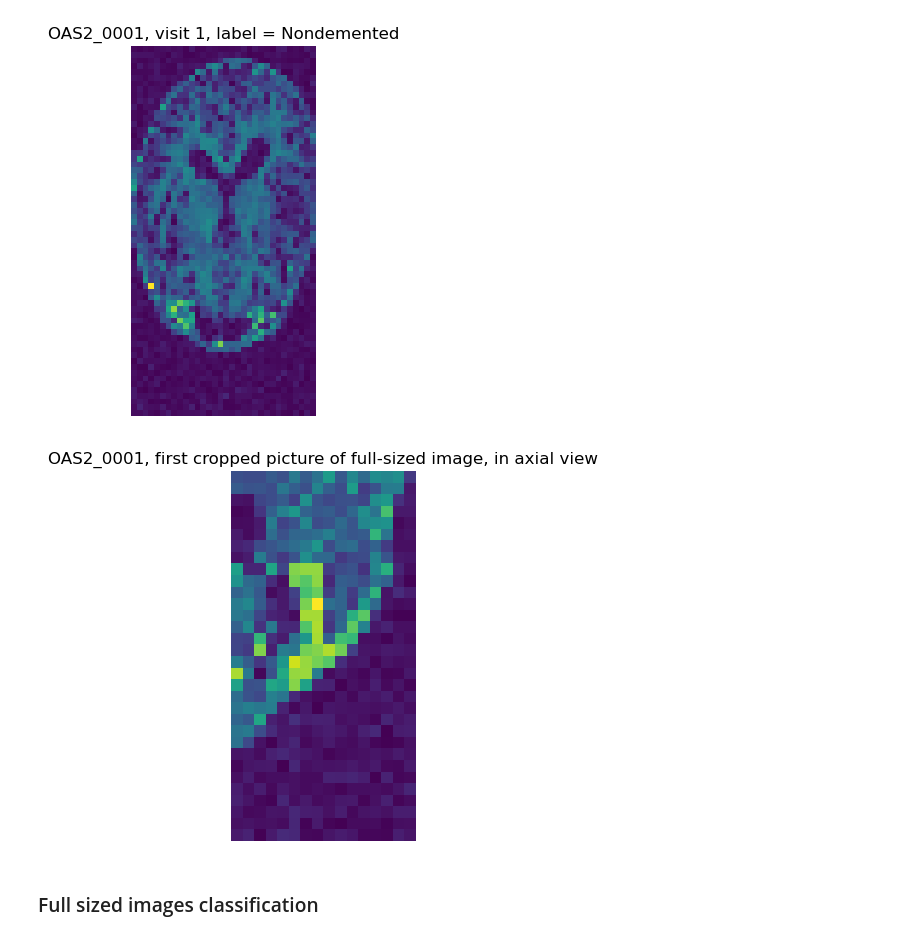
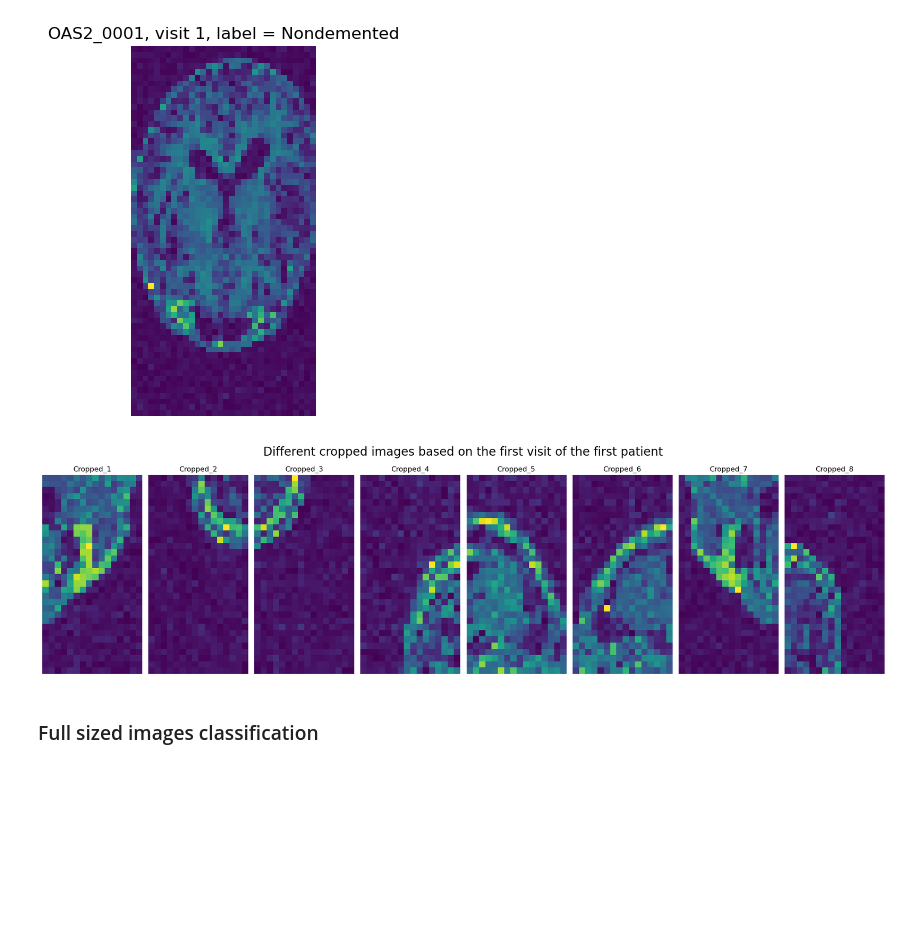
Before and after one commit to loesvanvoorden/Thesis, a Jupyter notebook: Thesis notebook.ipynb, the cells around one changed output. Drawn from its saved outputs; the diff is of its cells as text; code cells hidden in the pictures; blank space fills up the shorter version.

```diff
--- a/Thesis notebook.ipynb
+++ b/Thesis notebook.ipynb
@@ -109,13 +109,21 @@ for index, row in data.iterrows():
 
     img8 = data.iloc[index]['Images'][0:32, 32:65, 16:33]
     data.at[index, 'Cropped_8'] = img8
-
-plt.imshow(data.iloc[0]['Cropped_1'][:, 16, :])
-plt.title(f"{data.iloc[0]['Subject ID']}, first cropped picture of full-sized image, in axial view")
-plt.axis('off')
-plt.show()
-# %% [output]
-[figure, removed]
+# %%
+# visualization of different cropped dimensions
+
+indeces = [16, 17, 18, 19, 20, 21, 22, 23]
+fig, axes = plt.subplots(1, 8, figsize=(20,20))
+
+for ax, index in zip(axes, indeces):
+    ax.imshow(data.iloc[0][index][:, 16, :])
+    ax.axis('off')
+    ax.title.set_text(data.columns[index])
+fig.tight_layout()
+fig.suptitle('Different cropped images based on the first visit of the first patient', y=0.65, fontsize=20)
+plt.show()
+# %% [output]
+[figure, added]
 # %% [markdown]
 ### Full sized images classification
 # %%
```
Also changed, not shown: parts of 8 cells of this notebook, 2 other files.
